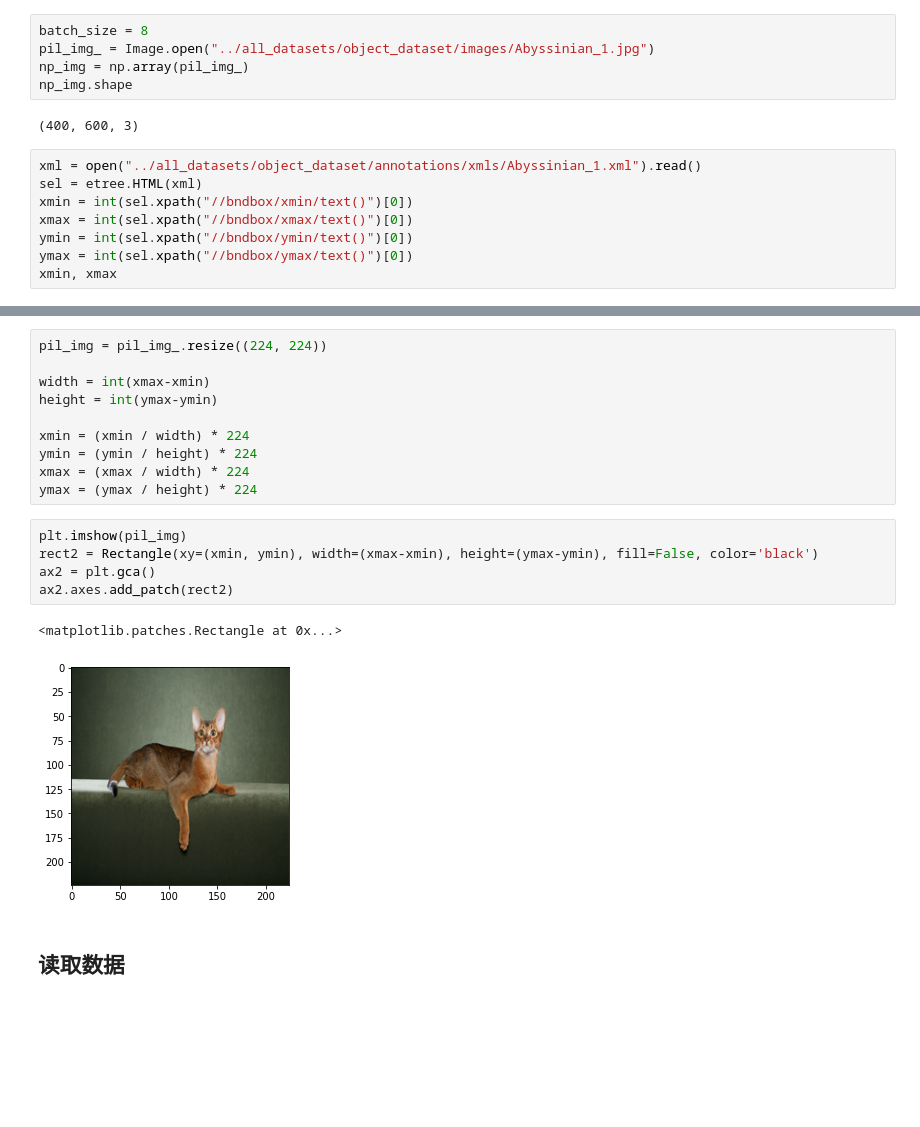
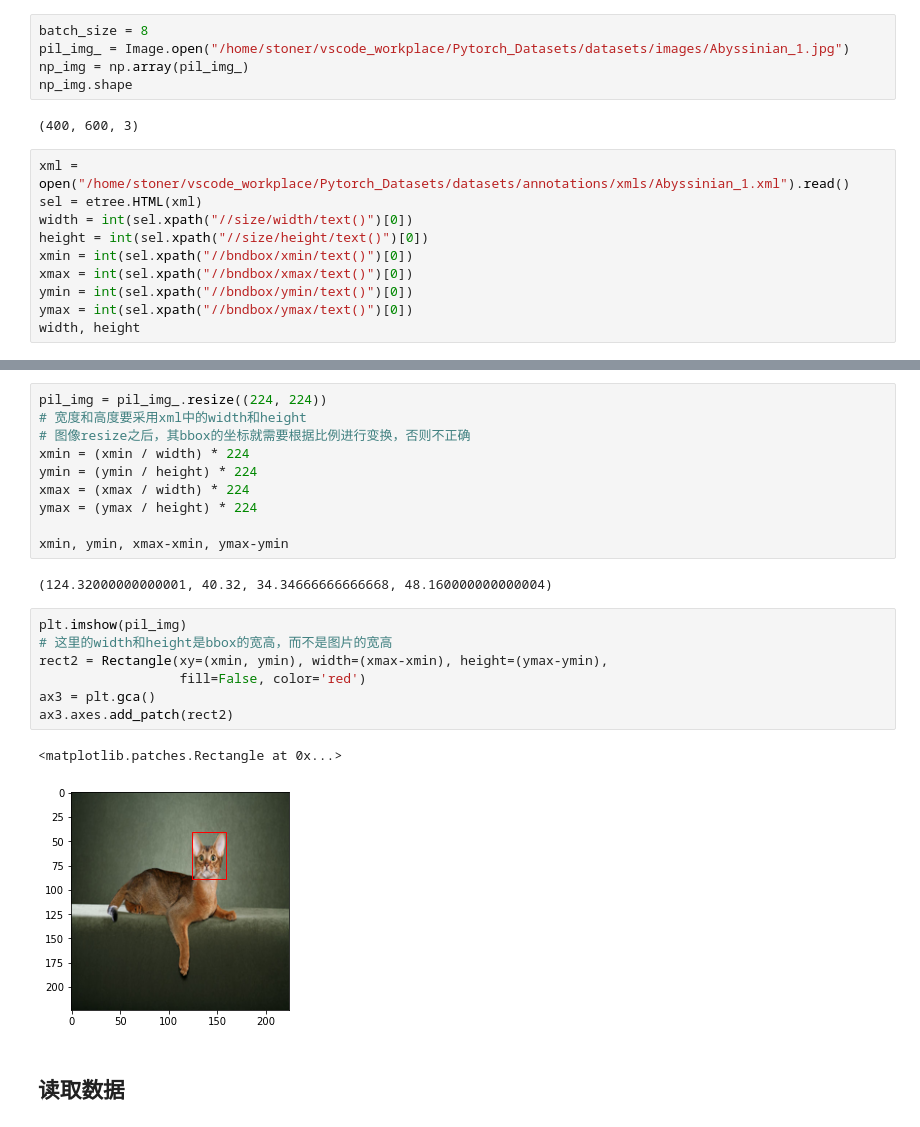
Before and after one commit to Stoooner/Pytorch_Tutorial, a Jupyter notebook: 第12章 简单图像定位/12.1 图像定位实例.ipynb, the cells around one changed output, grey strips where cells are left out. Saved outputs shown, nothing was run; the diff lists cells and outputs as text; blank space fills up the shorter version.

```diff
--- a/第12章 简单图像定位/12.1 图像定位实例.ipynb
+++ b/第12章 简单图像定位/12.1 图像定位实例.ipynb
@@ -23,17 +23,19 @@ device(type='cuda', index=0)
 ## 测试一张图片
 # %%
 batch_size = 8
-pil_img_ = Image.open("../all_datasets/object_dataset/images/Abyssinian_1.jpg")
+pil_img_ = Image.open("/home/stoner/vscode_workplace/Pytorch_Datasets/datasets/images/Abyssinian_1.jpg")
 np_img = np.array(pil_img_)
 np_img.shape
 # %% [output]
 (400, 600, 3)
 # %%
-xml = open("../all_datasets/object_dataset/annotations/xmls/Abyssinian_1.xml").read()
+xml = open("/home/stoner/vscode_workplace/Pytorch_Datasets/datasets/annotations/xmls/Abyssinian_1.xml").read()
 sel = etree.HTML(xml)
+width = int(sel.xpath("//size/width/text()")[0])
+height = int(sel.xpath("//size/height/text()")[0])
 xmin = int(sel.xpath("//bndbox/xmin/text()")[0])
 xmax = int(sel.xpath("//bndbox/xmax/text()")[0])
 ymin = int(sel.xpath("//bndbox/ymin/text()")[0])
 ymax = int(sel.xpath("//bndbox/ymax/text()")[0])
-xmin, xmax
+width, height
 # %% [output]
@@ -48,21 +50,25 @@ ax.axes.add_patch(rect)
 [figure]
 # %%
 pil_img = pil_img_.resize((224, 224))
-
-width = int(xmax-xmin)
-height = int(ymax-ymin)
-
+# 宽度和高度要采用xml中的width和height
+# 图像resize之后，其bbox的坐标就需要根据比例进行变换，否则不正确
 xmin = (xmin / width) * 224
 ymin = (ymin / height) * 224
 xmax = (xmax / width) * 224
 ymax = (ymax / height) * 224
+
+xmin, ymin, xmax-xmin, ymax-ymin
+# %% [output]
+(124.32000000000001, 40.32, 34.34666666666668, 48.160000000000004)
 # %%
 plt.imshow(pil_img)
-rect2 = Rectangle(xy=(xmin, ymin), width=(xmax-xmin), height=(ymax-ymin), fill=False, color='black')
-ax2 = plt.gca()
-ax2.axes.add_patch(rect2)
+# 这里的width和height是bbox的宽高，而不是图片的宽高
+rect2 = Rectangle(xy=(xmin, ymin), width=(xmax-xmin), height=(ymax-ymin),
+                  fill=False, color='red')
+ax3 = plt.gca()
+ax3.axes.add_patch(rect2)
 # %% [output]
 <matplotlib.patches.Rectangle at 0x...>
-[figure, old version]
+[figure, new version]
 # %% [markdown]
 ## 读取数据
```
Also changed, not shown: parts of 20 cells of this notebook, 6 other files.
